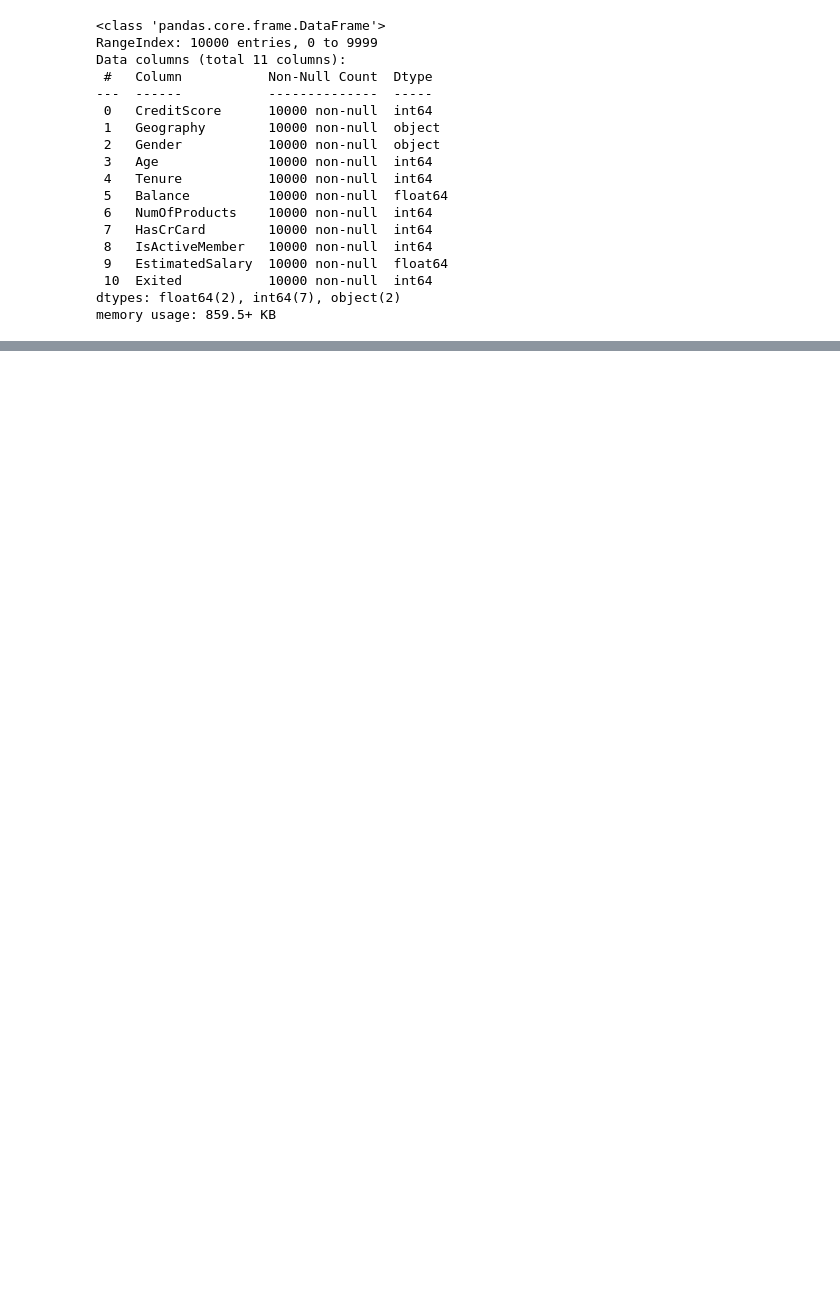
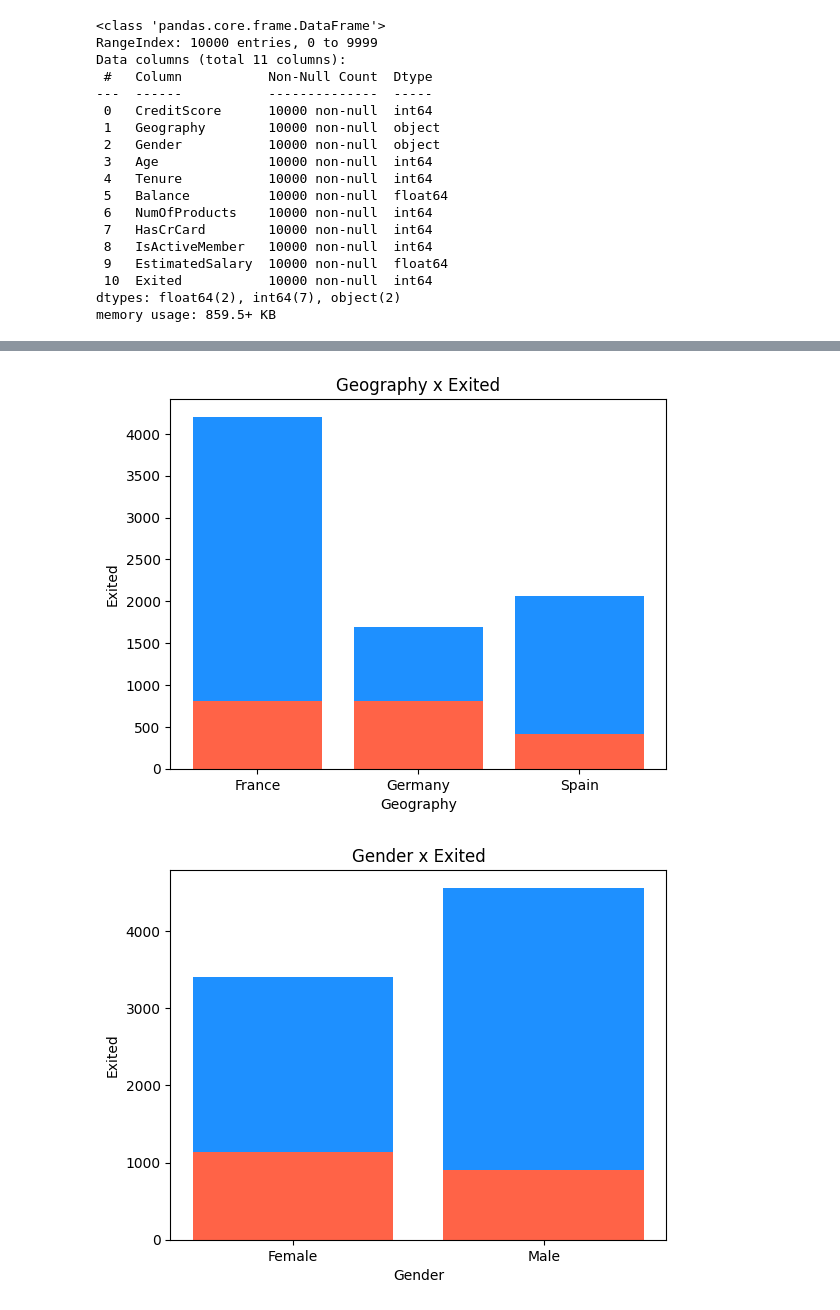
Before and after one commit to fabianoamaralbr/churn_model_ml, a Jupyter notebook: analise_exploratoria.ipynb, the cells around one changed output, grey strips where cells are left out. Cells and saved outputs as stored; diff of their text form; code cells hidden in the pictures; blank space fills up the shorter version.

```diff
--- a/analise_exploratoria.ipynb
+++ b/analise_exploratoria.ipynb
@@ -72,0 +174,19 @@ dataframe.describe()
+# %%
+import matplotlib.pyplot as plt
+
+features = ['Geography', 'Gender', 'CreditScore', 'Age', 'Tenure', 'Balance', 'NumOfProducts', 'HasCrCard', 'IsActiveMember', 'EstimatedSalary']
+for i in features:
+    clientes = dataframe[dataframe["Exited"] == 0]
+    saidas = dataframe[dataframe["Exited"] == 1]
+    notchurn = clientes.groupby([i], as_index=False).count()
+    churn = saidas.groupby([i], as_index=False).count()
+
+    plt.bar(notchurn[i], notchurn["Exited"], color="#1E90FF")
+    plt.bar(churn[i], churn["Exited"], color="#FF6347")
+    plt.xlabel(i)
+    plt.ylabel("Exited")
+    plt.title(f'{i} x Exited')
+    plt.show();
+# %% [output]
+[figure, added]
+[figure, added]
```
Also changed, not shown: parts of 9 cells of this notebook.
